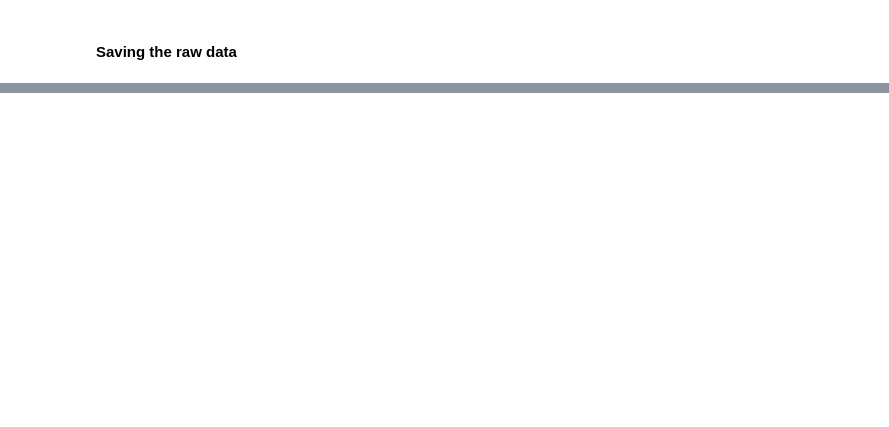
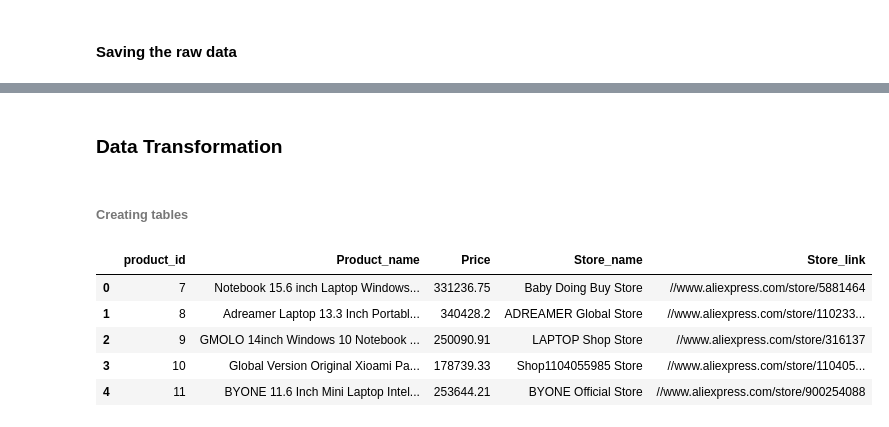
Before and after one commit to Nel-zi/Francine_store, a Jupyter notebook: Francine_store.ipynb, the cells around one changed output, grey strips where cells are left out. Saved outputs shown, nothing was run; the diff lists cells and outputs as text; code cells hidden in the pictures; blank space fills up the shorter version.

```diff
--- a/Francine_store.ipynb
+++ b/Francine_store.ipynb
@@ -409,0 +417,21 @@ df.to_csv('Aliexpresslaptops.csv', index=False)
+# %% [markdown]
+### Data Transformation
+# %% [markdown]
+###### Creating tables
+# %%
+# Product table
+product_columns = ['Product_name', 'Price', 'Store_name', 'Store_link']
+products_table = francine_df[product_columns].copy().drop_duplicates().reset_index(drop=True)
+
+# Creating a product id using a dedicated numbering system
+products_table['product_id'] = range(7, len(products_table) + 7) # Sequential numbering starting at 7
+products_table = products_table[['product_id', 'Product_name', 'Price', 'Store_name', 'Store_link']]
+
+products_table.head()
+# %% [output]
+|  | product_id | Product_name | Price | Store_name | Store_link |
+| 0 | 7 | Notebook 15.6 inch Laptop Windows... | 331236.75 | Baby Doing Buy Store | //www.aliexpress.com/store/5881464 |
+| 1 | 8 | Adreamer Laptop 13.3 Inch Portabl... | 340428.2 | ADREAMER Global Store | //www.aliexpress.com/store/110233... |
+| 2 | 9 | GMOLO 14inch Windows 10 Notebook ... | 250090.91 | LAPTOP Shop Store | //www.aliexpress.com/store/316137 |
+| 3 | 10 | Global Version Original Xioami Pa... | 178739.33 | Shop1104055985 Store | //www.aliexpress.com/store/110405... |
+| 4 | 11 | BYONE 11.6 Inch Mini Laptop Intel... | 253644.21 | BYONE Official Store | //www.aliexpress.com/store/900254088 |
```
Also changed, not shown: parts of 14 cells of this notebook, 6 other files.
